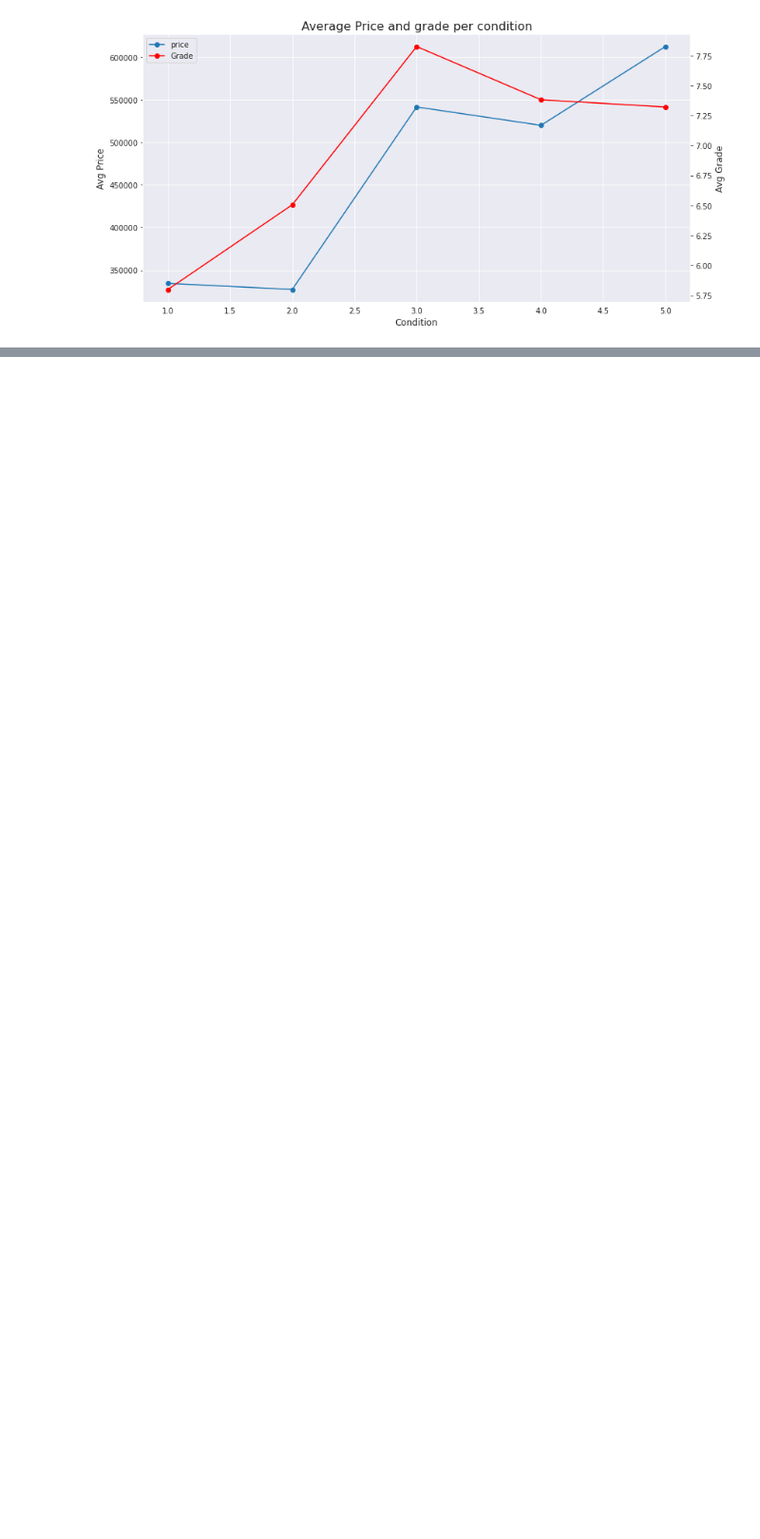
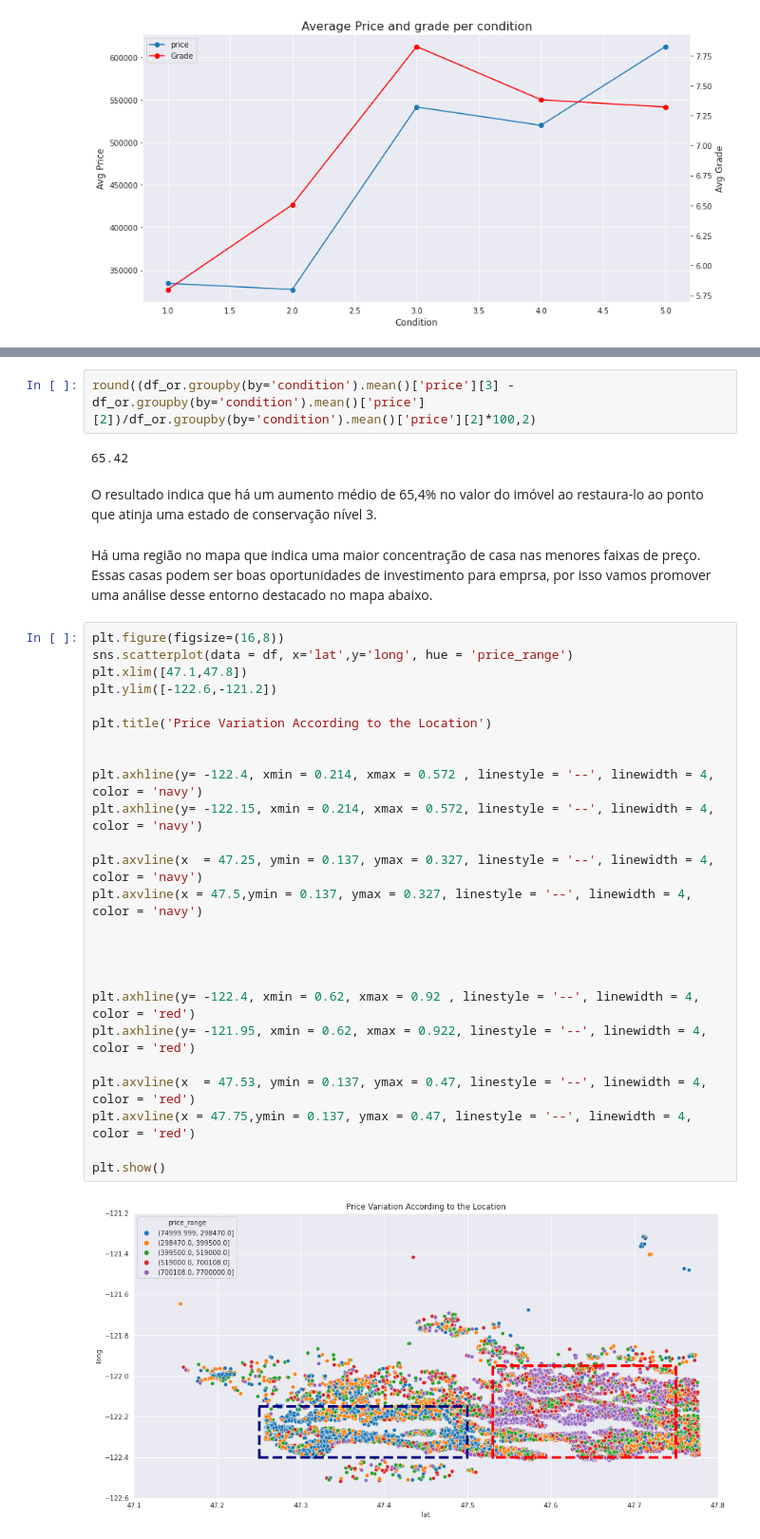
Before and after one commit to GabrielG16/HouseRocket-Pricing, a Jupyter notebook: Insights.ipynb, the cells around one changed output, grey strips where cells are left out. Shown at 95% size. Saved outputs shown, nothing was run; the diff lists cells and outputs as text; blank space fills up the shorter version.

```diff
--- a/Insights.ipynb
+++ b/Insights.ipynb
@@ -395,0 +405,35 @@ Relacionando a condição com a nota da construção, parece que o design da con
+# %%
+round((df_or.groupby(by='condition').mean()['price'][3] - df_or.groupby(by='condition').mean()['price'][2])/df_or.groupby(by='condition').mean()['price'][2]*100,2)
+# %% [output]
+65.42
+# %% [markdown]
+O resultado indica que há um aumento médio de 65,4% no valor do imóvel ao restaura-lo ao ponto que atinja uma estado de conservação nível 3.
+# %% [markdown]
+<p>Há uma região no mapa que indica uma maior concentração de casa nas menores faixas de preço. Essas casas podem ser boas oportunidades de investimento para emprsa, por isso vamos promover uma análise desse entorno destacado no mapa abaixo.</p>
+# %%
+plt.figure(figsize=(16,8))
+sns.scatterplot(data = df, x='lat',y='long', hue = 'price_range')
+plt.xlim([47.1,47.8])
+plt.ylim([-122.6,-121.2])
+
+plt.title('Price Variation According to the Location')
+
+
+plt.axhline(y= -122.4, xmin = 0.214, xmax = 0.572 , linestyle = '--', linewidth = 4, color = 'navy')
+plt.axhline(y= -122.15, xmin = 0.214, xmax = 0.572, linestyle = '--', linewidth = 4, color = 'navy')
+
+plt.axvline(x  = 47.25, ymin = 0.137, ymax = 0.327, linestyle = '--', linewidth = 4, color = 'navy')
+plt.axvline(x = 47.5,ymin = 0.137, ymax = 0.327, linestyle = '--', linewidth = 4, color = 'navy')
+
+
+
+
+plt.axhline(y= -122.4, xmin = 0.62, xmax = 0.92 , linestyle = '--', linewidth = 4, color = 'red')
+plt.axhline(y= -121.95, xmin = 0.62, xmax = 0.922, linestyle = '--', linewidth = 4, color = 'red')
+
+plt.axvline(x  = 47.53, ymin = 0.137, ymax = 0.47, linestyle = '--', linewidth = 4, color = 'red')
+plt.axvline(x = 47.75,ymin = 0.137, ymax = 0.47, linestyle = '--', linewidth = 4, color = 'red')
+
+plt.show()
+# %% [output]
+[figure, added]
```
Also changed, not shown: parts of 24 cells of this notebook, 1 other file.
